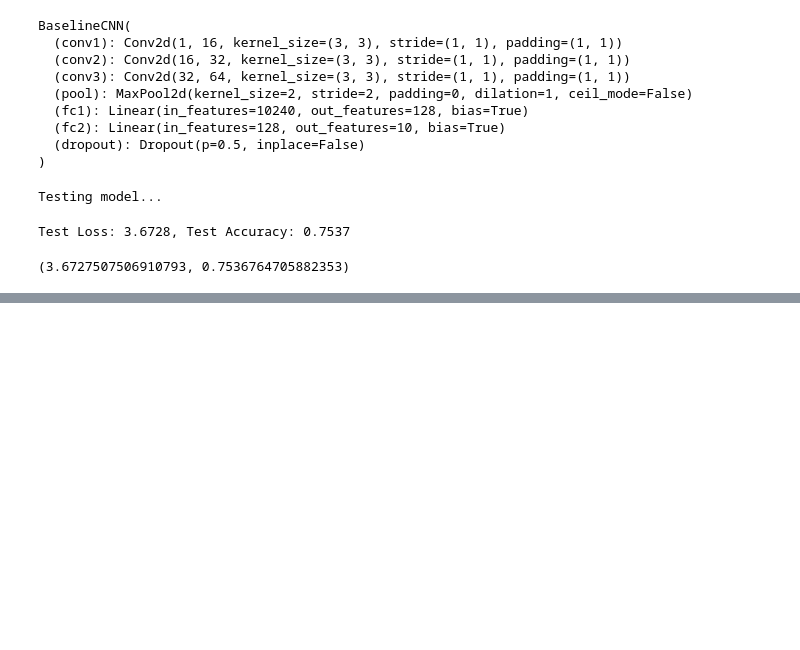
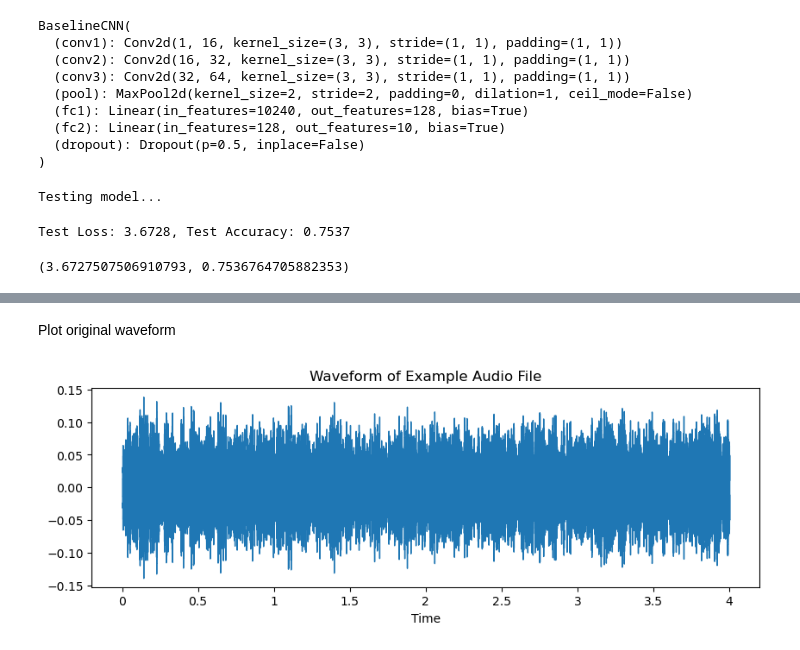
Before and after one commit to IliasAlex/adversarial_thesis, a Jupyter notebook: code.ipynb, the cells around one changed output, grey strips where cells are left out. Cells and saved outputs as stored; diff of their text form; code cells hidden in the pictures; blank space fills up the shorter version.

Commit message:
create scenario of loading and attacking specific audio

```diff
--- a/code.ipynb
+++ b/code.ipynb
@@ -117,0 +109,6 @@ Test Loss: 3.6728, Test Accuracy: 0.7537
+# %%
+import librosa
+import IPython
+
+audio_file = "/data/urbansound8k/fold10/15544-5-0-8.wav"
+IPython.display.display(IPython.display.Audio(audio_file))
@@ -117,0 +117,17 @@ Test Loss: 3.6728, Test Accuracy: 0.7537
+# %% [markdown]
+Plot original waveform
+# %%
+import matplotlib.pyplot as plt
+
+original_audio, sr = librosa.load(audio_file)
+
+# Plot the waveform
+fig, ax = plt.subplots(figsize=(10, 3))
+librosa.display.waveshow(original_audio, sr=sr, ax=ax)
+
+# Customize the plot as needed
+ax.set(title='Waveform of Example Audio File')
+ax.label_outer()
+plt.show()
+# %% [output]
+[figure, added]
```
Also changed, not shown: parts of 14 cells of this notebook.
